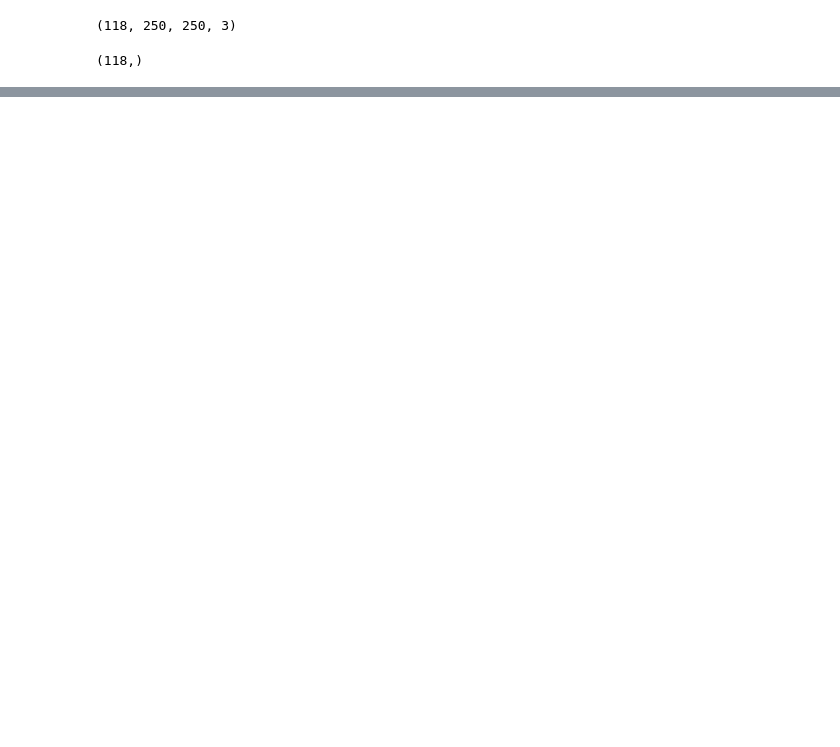
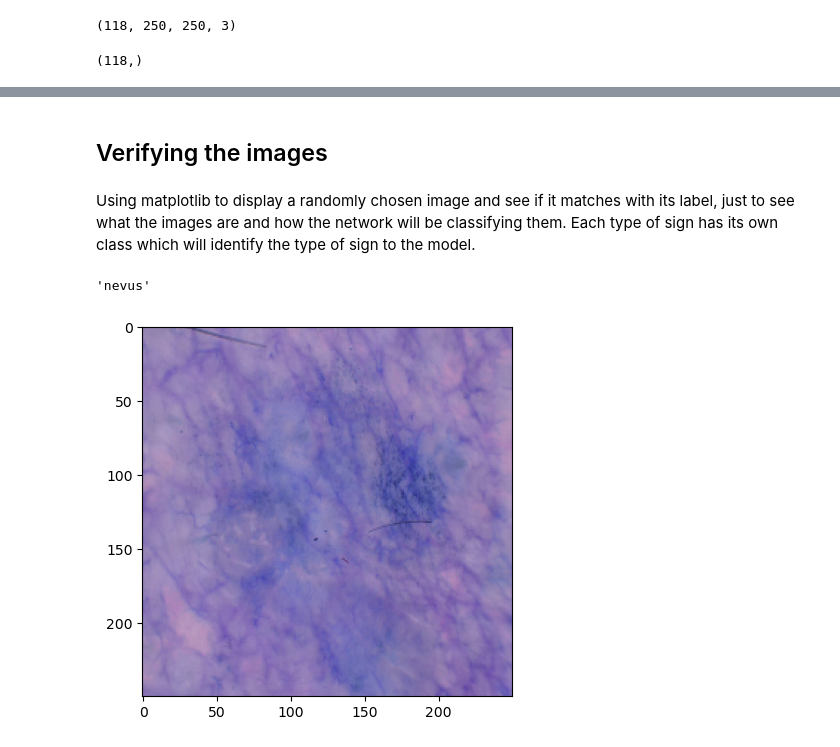
Before and after one commit to redayzarra/ml-skincancer-project, a Jupyter notebook: Skin_ Cancer_Classification.ipynb, the cells around one changed output, grey strips where cells are left out. Drawn from its saved outputs; the diff is of its cells as text; code cells hidden in the pictures; blank space fills up the shorter version.

Commit message:
Verifying images in dataset

```diff
--- a/Skin_ Cancer_Classification.ipynb
+++ b/Skin_ Cancer_Classification.ipynb
@@ -153,0 +154,12 @@ y_valid.shape
+# %% [markdown]
+## Verifying the images
+# %% [markdown]
+Using matplotlib to display a randomly chosen image and see if it matches with its label, just to see what the images are and how the network will be classifying them. Each type of sign has its own class which will identify the type of sign to the model.
+# %%
+i = 1
+# %%
+plt.imshow(X_train[i])
+y_train[i]
+# %% [output]
+'nevus'
+[figure, added]
```
Also changed, not shown: parts of 7 cells of this notebook.
